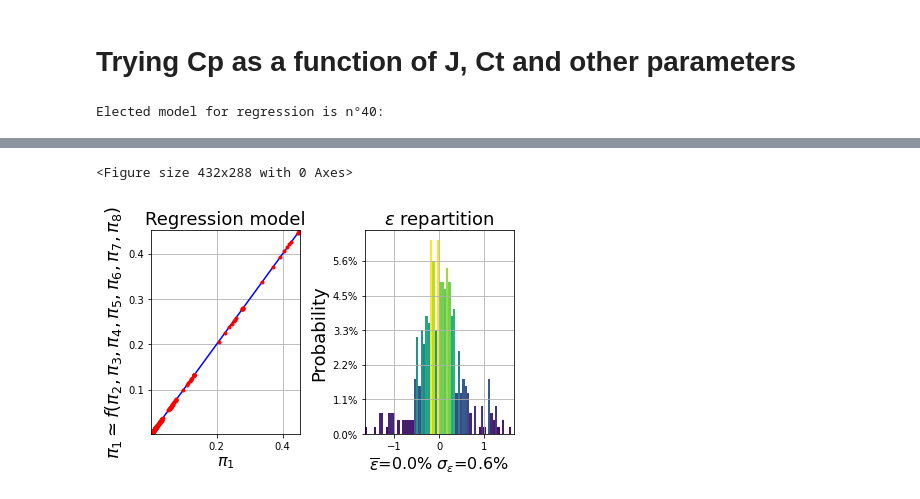
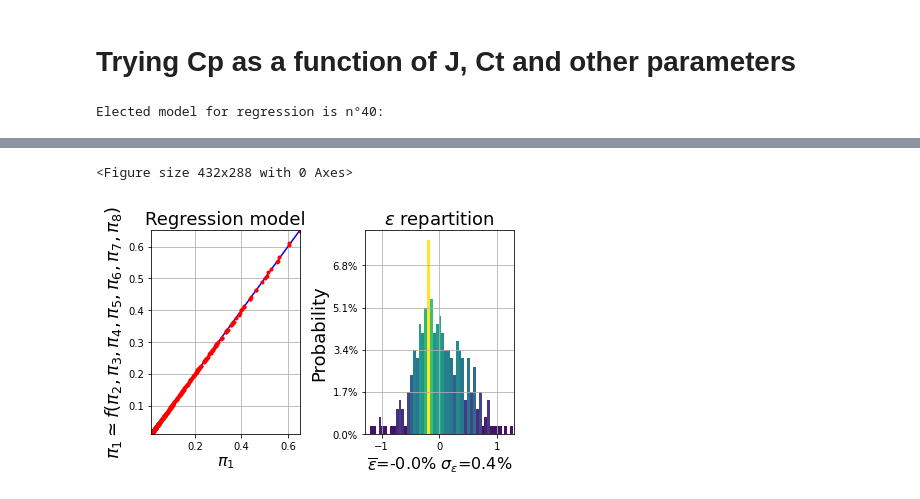
Before and after one commit to florentLutz/FAST-OAD-CS23-HE, a Jupyter notebook: src/fastga_he/models/propulsion/components/propulsor/propeller/unit_tests/d_var_prop_vplm.ipynb, the cells around one changed output, grey strips where cells are left out. Drawn from its saved outputs; the diff is of its cells as text; code cells hidden in the pictures.

```diff
--- a/src/fastga_he/models/propulsion/components/propulsor/propeller/unit_tests/d_var_prop_vplm.ipynb
+++ b/src/fastga_he/models/propulsion/components/propulsor/propeller/unit_tests/d_var_prop_vplm.ipynb
@@ -13,7 +13,7 @@ from pyvplm.addon.variablepowerlaw import buckingham_theorem
 
 from stdatm import Atmosphere
 
-altitude_min, altitude_max = 0, 30000 # In feet
+altitude_min, altitude_max = 0, 30000  # In feet
 rho_min = Atmosphere(altitude_max, altitude_in_feet=True).density
 rho_max = Atmosphere(altitude_min, altitude_in_feet=True).density
 
@@ -23,11 +23,19 @@ rho = PositiveParameter("rho", [rho_min, rho_max], "kg/m^3", "air density")
 n_rot = PositiveParameter("n_rot", [16.66, 83.33], "Hz", "rotational speed")
 d = PositiveParameter("d", [0.75, 3.0], "m", "propeller diameter")
 pitch = PositiveParameter("pitch", [0.087, 1.0472], "rad", "propeller pitch @0.75 of the radius")
-PITCH_REF = PositiveParameter("PITCH_REF", [0.087], "rad", "propeller reference pitch @0.75 of the radius")
-v = PositiveParameter("v", [15.0, 191.37333333333333], "m/s", "air speed")
-c_mid_ratio = PositiveParameter("c_mid_ratio", [1.1, 5.0], "", "chord at the mid point as a ratio of root chord")
-c_mid_radius_ratio = PositiveParameter("c_mid_radius_ratio", [0.4, 0.8], "", "position of the mid point chord as a ratio of radius")
-parameter_set = PositiveParameterSet(t, rho, n_rot, d, pitch, PITCH_REF, v, c_mid_ratio, c_mid_radius_ratio)
+PITCH_REF = PositiveParameter(
+    "PITCH_REF", [0.087], "rad", "propeller reference pitch @0.75 of the radius"
+)
+v = PositiveParameter("v", [5.0, 191.37333333333333], "m/s", "air speed")
+c_mid_ratio = PositiveParameter(
+    "c_mid_ratio", [1.1, 5.0], "", "chord at the mid point as a ratio of root chord"
+)
+c_mid_radius_ratio = PositiveParameter(
+    "c_mid_radius_ratio", [0.4, 0.8], "", "position of the mid point chord as a ratio of radius"
+)
+parameter_set = PositiveParameterSet(
+    t, rho, n_rot, d, pitch, PITCH_REF, v, c_mid_ratio, c_mid_radius_ratio
+)
 
 # Define d and lambda_wind to be first elected as repetitive set
 parameter_set.first("n_rot", "d", "rho")
@@ -92,7 +81,9 @@ Set reduction factor (from feasible to optimal) is 99.97%
 import numpy as np
 import copy
 
-from fastga_he.models.propulsion.components.propulsor.propeller.components.performance_point import _ComputePropellerPointPerformance
+from fastga_he.models.propulsion.components.propulsor.propeller.components.performance_point import (
+    _ComputePropellerPointPerformance,
+)
 
 n_rot_val = np.array(doeX[:, 0])
 D_val = np.array(doeX[:, 1])
@@ -108,7 +99,7 @@ for idx, rho in enumerate(RHO_val):
     altitude[idx] = altitude_finder.find_altitude(rho)
 
 atm = Atmosphere(altitude, altitude_in_feet=False)
-atm.true_airspeed = np.sqrt(n_rot_val ** 2.0 * (D_val / 2.0) ** 2.0 + v_val ** 2.0)
+atm.true_airspeed = np.sqrt((n_rot_val * 2 * np.pi) ** 2.0 * (D_val / 2.0) ** 2.0 + v_val ** 2.0)
 
 proper_idx_1 = np.where(atm.mach <= 0.95)[0]
 
@@ -120,7 +111,7 @@ proper_index = np.intersect1d(proper_idx_1, proper_index_2)
 
 new_doeX = doeX[proper_index, :]
 
-possible_blade_number = np.array([2,3,4,5,6,7,8])
+possible_blade_number = np.array([2, 3, 4, 5, 6, 7, 8])
 # possible_blade_number = np.array([5])
 data_len = new_doeX.shape[0]
 
@@ -132,7 +123,7 @@ new_altitude = copy.deepcopy(altitude)
 
 for n_blade in possible_blade_number[1:]:
     n_blade_array = np.full(data_len, n_blade)
-    temp_doeX[:,-1] = n_blade_array
+    temp_doeX[:, -1] = n_blade_array
     new_doeX = np.r_[new_doeX, temp_doeX]
     new_altitude = np.r_[new_altitude, altitude]
 
@@ -142,6 +133,6 @@ RHO_val = np.array(new_doeX[:, 2])
 pitch_val = np.array(new_doeX[:, 3])
 PITCH_REF_val = np.array(new_doeX[:, 4])
 v_val = np.array(new_doeX[:, 5])
-n_blade_val = np.array(new_doeX[:, 6])
-c_mid_ratio_val = np.array(new_doeX[:, 7])
-c_mid_radius_ratio_val = np.array(new_doeX[:, 8])
+c_mid_ratio_val = np.array(new_doeX[:, 6])
+c_mid_radius_ratio_val = np.array(new_doeX[:, 7])
+n_blade_val = np.array(new_doeX[:, 8])
@@ -352,8 +380,8 @@ atm = Atmosphere(altitude, altitude_in_feet=False)
 
 pi1 = cp_array
 pi2 = v_val / (n_rot_val * D_val)
-pi3 = (v_val**2.0 + n_rot_val ** 2.0 * (D_val / 2.0) ** 2.0) / atm.speed_of_sound ** 2.0
-pi4 = v_val * D_val / atm.kinematic_viscosity # Somehow reduced the deviation :O
+pi3 = (v_val ** 2.0 + (n_rot_val * 2.0 * np.pi) ** 2.0 * (D_val / 2.0) ** 2.0) / atm.speed_of_sound ** 2.0
+pi4 = v_val * D_val / atm.kinematic_viscosity  # Somehow reduced the deviation :O
 pi5 = sigma_array
 pi6 = ct_array
 pi7 = AF_array
@@ -372,2 +400,2 @@ $\pi_{1}=10^{0.72482} \cdot \pi_{2}^{-0.27122 \cdot log(\pi_{3})-0.46690 \cdot l
 <Figure size 432x288 with 0 Axes>
-[figure, old version]
+[figure, new version]
```
Also changed, not shown: parts of 11 cells of this notebook, 13 other files.
